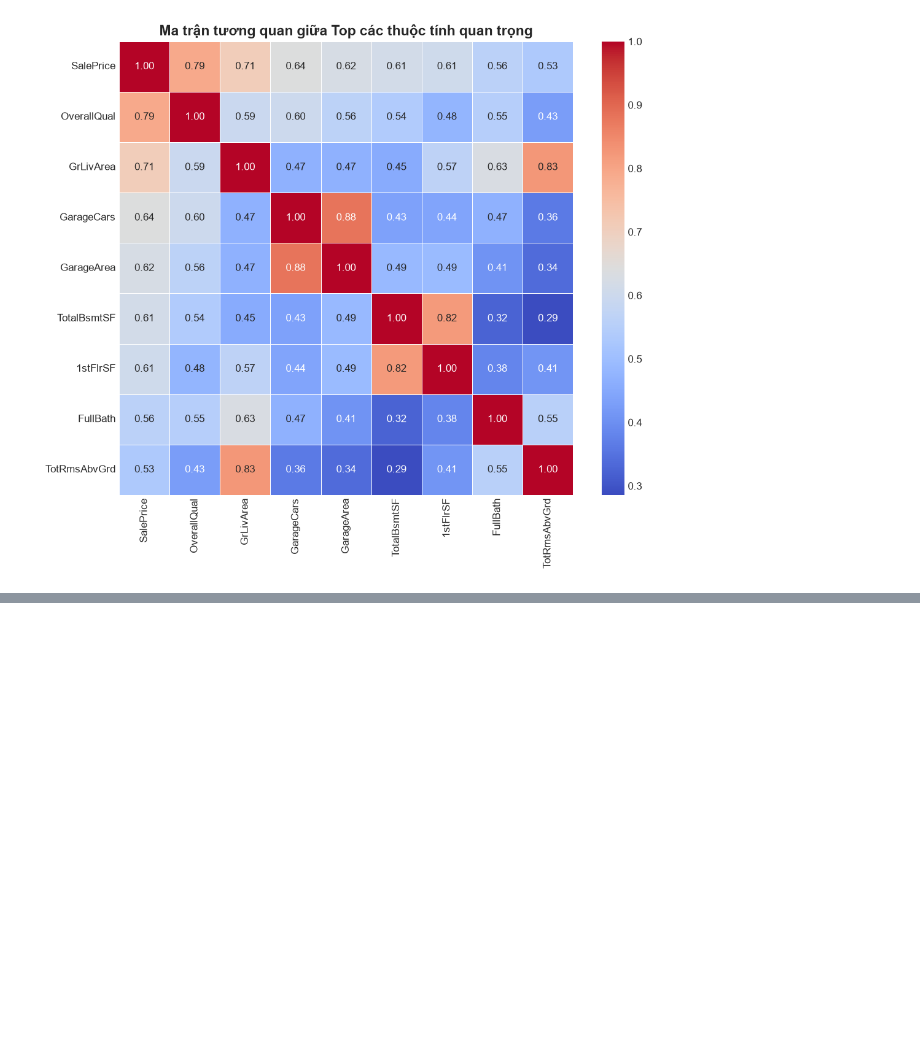
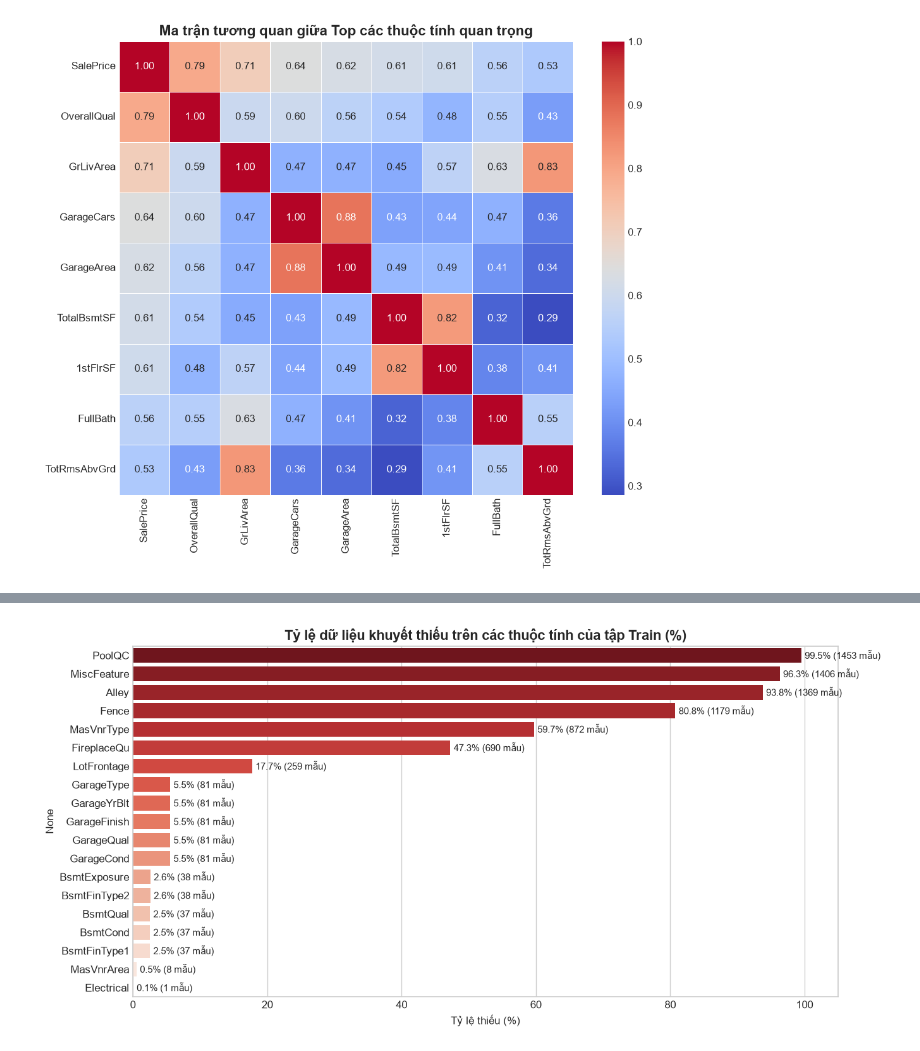
Before and after one commit to JaseSous/ml_group, a Jupyter notebook: Lab/Lab03/Lab03_EDA_house_prices.ipynb, the cells around one changed output, grey strips where cells are left out. Cells and saved outputs as stored; diff of their text form; code cells hidden in the pictures; blank space fills up the shorter version.

```diff
--- a/Lab/Lab03/Lab03_EDA_house_prices.ipynb
+++ b/Lab/Lab03/Lab03_EDA_house_prices.ipynb
@@ -189,0 +225,10 @@ plt.show()
+# %%
+# Tính toán số lượng và tỷ lệ dữ liệu thiếu
+missing = train.isnull().sum()
+missing = missing[missing > 0].sort_values(ascending=False)
+missing_df = pd.DataFrame({
+    'Số lượng khuyết': missing,
+    'Tỷ lệ khuyết (%)': (missing / len(train)) * 100
+})
+
+missing_df.head(20)
@@ -189,0 +253,12 @@ plt.show()
+# %%
+# Trực quan hóa tỷ lệ missing values
+plt.figure(figsize=(12, 6))
+sns.barplot(x=missing_df['Tỷ lệ khuyết (%)'], y=missing_df.index, palette='Reds_r')
+plt.title("Tỷ lệ dữ liệu khuyết thiếu trên các thuộc tính của tập Train (%)", fontsize=13, fontweight='bold')
+plt.xlabel("Tỷ lệ thiếu (%)")
+for i, v in enumerate(missing_df['Tỷ lệ khuyết (%)']):
+    plt.text(v + 0.5, i, f"{v:.1f}% ({missing_df['Số lượng khuyết'].iloc[i]} mẫu)", va='center', fontsize=9)
+plt.xlim(0, 105)
+plt.show()
+# %% [output]
+[figure, added]
```
Also changed, not shown: parts of 6 cells of this notebook.
